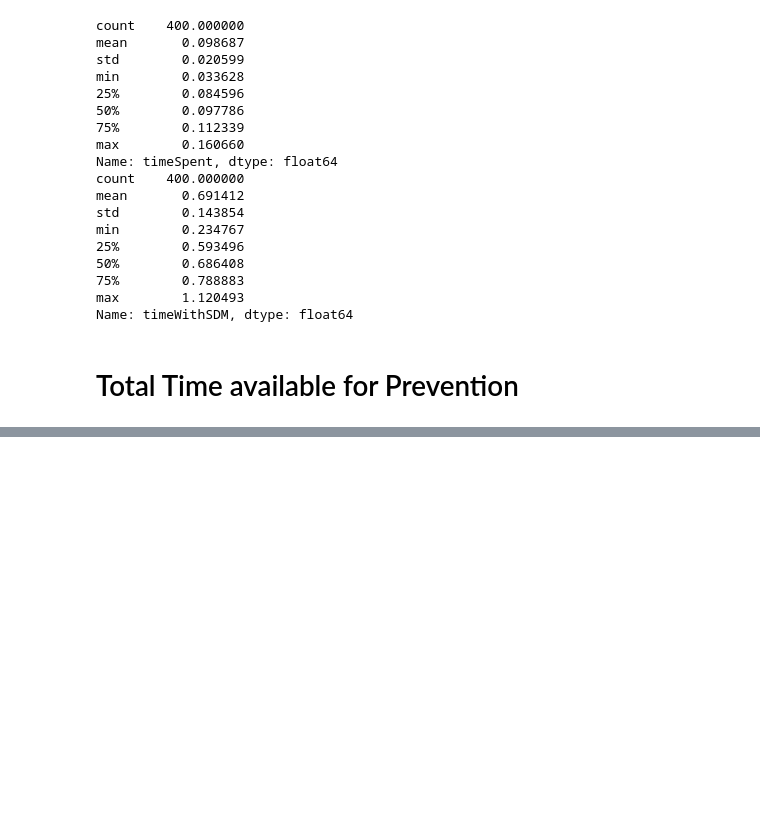
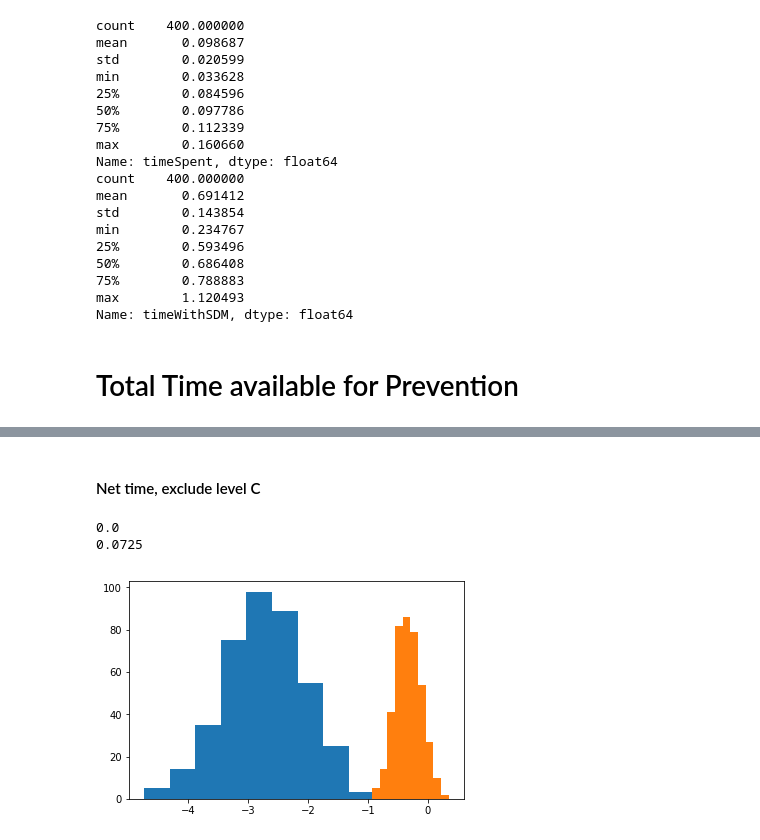
Before and after one commit to jburke5/Scrooge, a Jupyter notebook: ScroogeAnalysisDataVisualization.ipynb, the cells around one changed output, grey strips where cells are left out. Saved outputs shown, nothing was run; the diff lists cells and outputs as text; code cells hidden in the pictures; blank space fills up the shorter version.

```diff
--- a/ScroogeAnalysisDataVisualization.ipynb
+++ b/ScroogeAnalysisDataVisualization.ipynb
@@ -319,0 +356,15 @@ g
+# %% [markdown]
+#### Net time, exclude level C
+# %%
+netTimeNoLevelCWithSDM= allProviders.timeAvailableForPreventionPerDay - allProviders.dailyTimeForABScreeningAndSDM
+netTimeNoLevelCNoSDM = allProviders.timeAvailableForPreventionPerDay - allProviders.dailyTimeForABScreeningAndNoSDM
+
+plt.hist(netTimeNoLevelCWithSDM.dropna())
+plt.hist(netTimeNoLevelCNoSDM.dropna())
+
+print (netTimeNoLevelCWithSDM.dropna() >0).sum() / float(len(netTimeNoLevelCWithSDM.dropna()))
+print (netTimeNoLevelCNoSDM.dropna() > 0).sum() / float(len(netTimeNoLevelCNoSDM.dropna()))
+# %% [output]
+0.0
+0.0725
+[figure, added]
```
Also changed, not shown: parts of 20 cells of this notebook, 1 other file.
